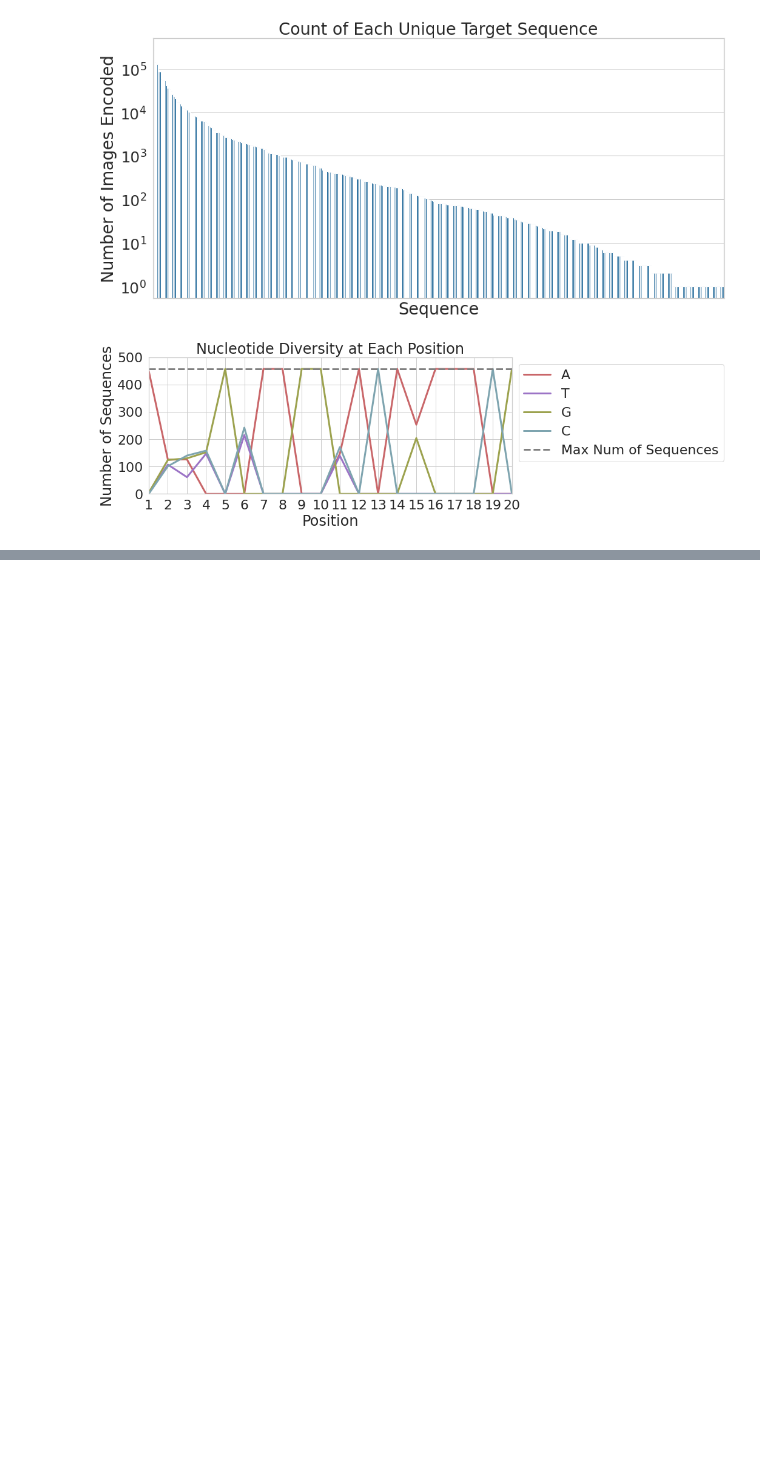
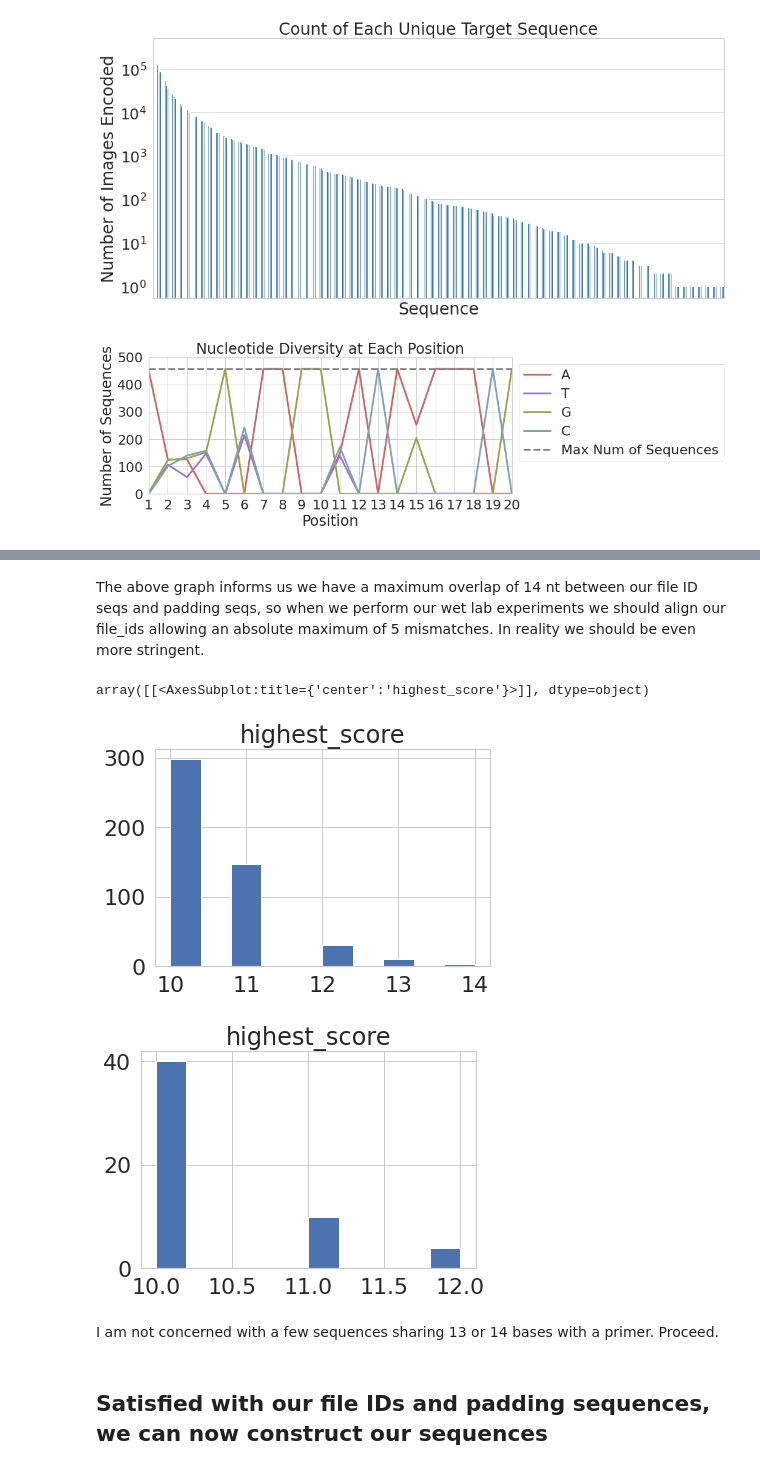
Before and after one commit to uwmisl/cas9-similarity-search, a Jupyter notebook: notebooks/03_simulation/seqs_to_order.ipynb, the cells around one changed output, grey strips where cells are left out. Drawn from its saved outputs; the diff is of its cells as text; code cells hidden in the pictures; blank space fills up the shorter version.

```diff
--- a/notebooks/03_simulation/seqs_to_order.ipynb
+++ b/notebooks/03_simulation/seqs_to_order.ipynb
@@ -203 +343,17 @@ file_id_list = make_file_ids(num_ids=len(unique_targets), id_len=20)
+# %% [markdown]
+The above graph informs us we have a maximum overlap of 14 nt between our file ID seqs and padding seqs, so when we perform our wet lab experiments we should align our file_ids allowing an absolute maximum of 5 mismatches. In reality we should be even more stringent.
+# %%
+double_check_df = check_alignment_btw_seq_lists(primer_list, padding_list, 9)
+double_check_df.hist('highest_score')
+
+double_check_df = check_alignment_btw_seq_lists(primer_list, file_id_list, 9)
+double_check_df.hist('highest_score')
+# %% [output]
+array([[<AxesSubplot:title={'center':'highest_score'}>]], dtype=object)
+[figure, added]
+[figure, added]
+# %% [markdown]
+I am not concerned with a few sequences sharing 13 or 14 bases with a primer. Proceed.
+# %% [markdown]
+## Satisfied with our file IDs and padding sequences, we can now construct our sequences
 # %%
```
Also changed, not shown: parts of 26 cells of this notebook, 7 other files.
